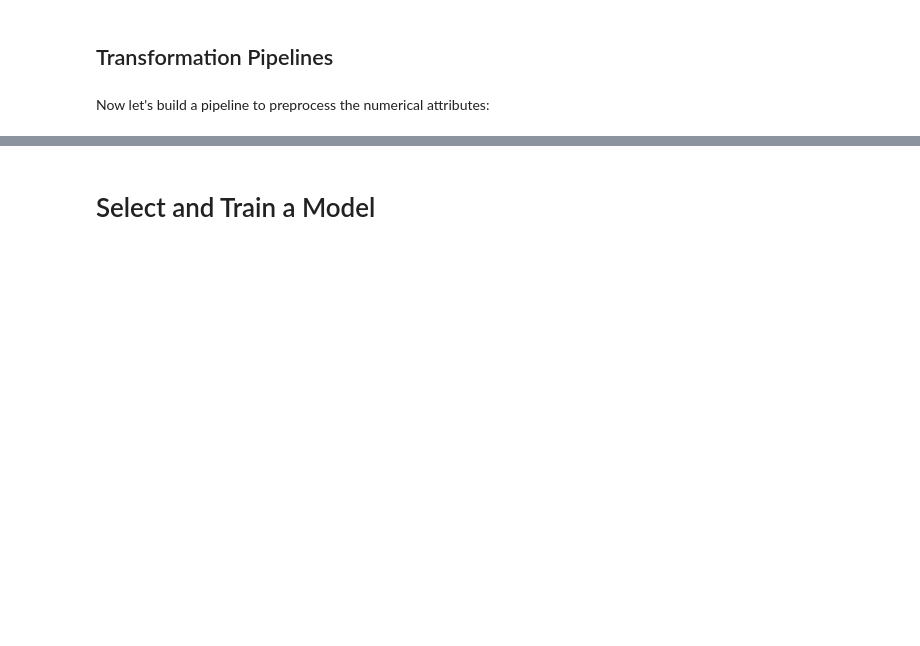
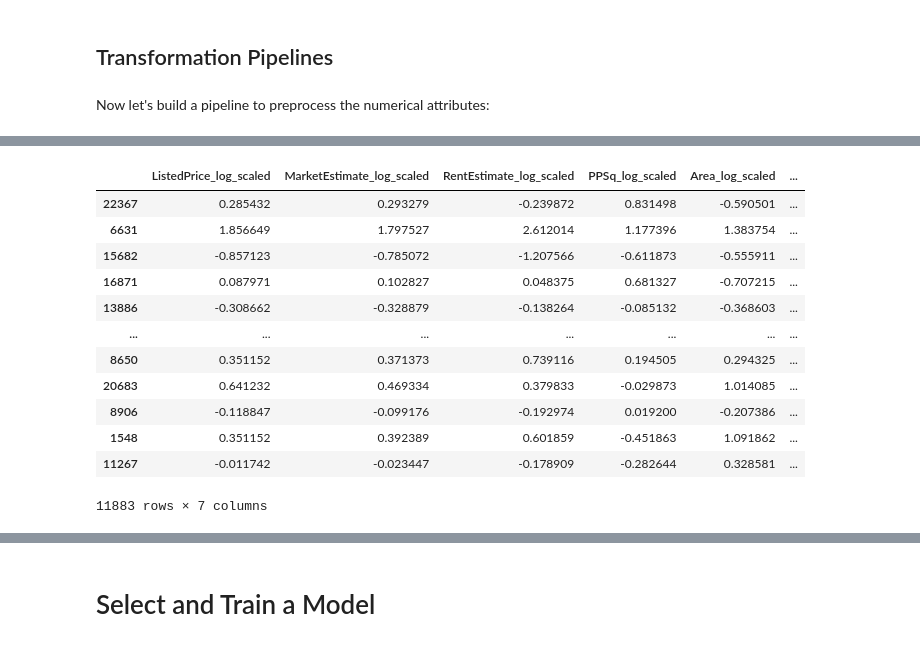
Before and after one commit to Kevin-Wang-McGill/USA-Housing-Price-Prediction, a Jupyter notebook: Housing_Price_Regression_Problem.ipynb, the cells around one changed output, grey strips where cells are left out. Saved outputs shown, nothing was run; the diff lists cells and outputs as text; code cells hidden in the pictures; blank space fills up the shorter version.

```diff
--- a/Housing_Price_Regression_Problem.ipynb
+++ b/Housing_Price_Regression_Problem.ipynb
@@ -1188,0 +1130,36 @@ array(['bedrooms__ratio', 'rooms_per_house__ratio',
+# %%
+# Select features with correlation > 0.4 to ListedPrice
+price_features = ['ListedPrice', 'MarketEstimate', 'RentEstimate', 'PPSq', 'Area', 'Bathroom','rent_per_sqft']
+
+# Log transform
+transformed_prices = price_transformer.fit_transform(housing[price_features])
+transformed_df = pd.DataFrame(
+   transformed_prices,
+   columns=[f'{col}_log' for col in price_features],
+   index=housing.index
+)
+
+# Scale
+scaler = StandardScaler()
+scaled_data = scaler.fit_transform(transformed_df)
+scaled_df = pd.DataFrame(
+   scaled_data,
+   columns=[f'{col}_scaled' for col in transformed_df.columns],
+   index=transformed_df.index
+)
+
+display(scaled_df)
+# %% [output]
+|  | ListedPrice_log_scaled | MarketEstimate_log_scaled | RentEstimate_log_scaled | PPSq_log_scaled | Area_log_scaled | ... |
+| 22367 | 0.285432 | 0.293279 | -0.239872 | 0.831498 | -0.590501 | ... |
+| 6631 | 1.856649 | 1.797527 | 2.612014 | 1.177396 | 1.383754 | ... |
+| 15682 | -0.857123 | -0.785072 | -1.207566 | -0.611873 | -0.555911 | ... |
+| 16871 | 0.087971 | 0.102827 | 0.048375 | 0.681327 | -0.707215 | ... |
+| 13886 | -0.308662 | -0.328879 | -0.138264 | -0.085132 | -0.368603 | ... |
+| ... | ... | ... | ... | ... | ... | ... |
+| 8650 | 0.351152 | 0.371373 | 0.739116 | 0.194505 | 0.294325 | ... |
+| 20683 | 0.641232 | 0.469334 | 0.379833 | -0.029873 | 1.014085 | ... |
+| 8906 | -0.118847 | -0.099176 | -0.192974 | 0.019200 | -0.207386 | ... |
+| 1548 | 0.351152 | 0.392389 | 0.601859 | -0.451863 | 1.091862 | ... |
+| 11267 | -0.011742 | -0.023447 | -0.178909 | -0.282644 | 0.328581 | ... |
+11883 rows × 7 columns
```
Also changed, not shown: parts of 110 cells of this notebook.
